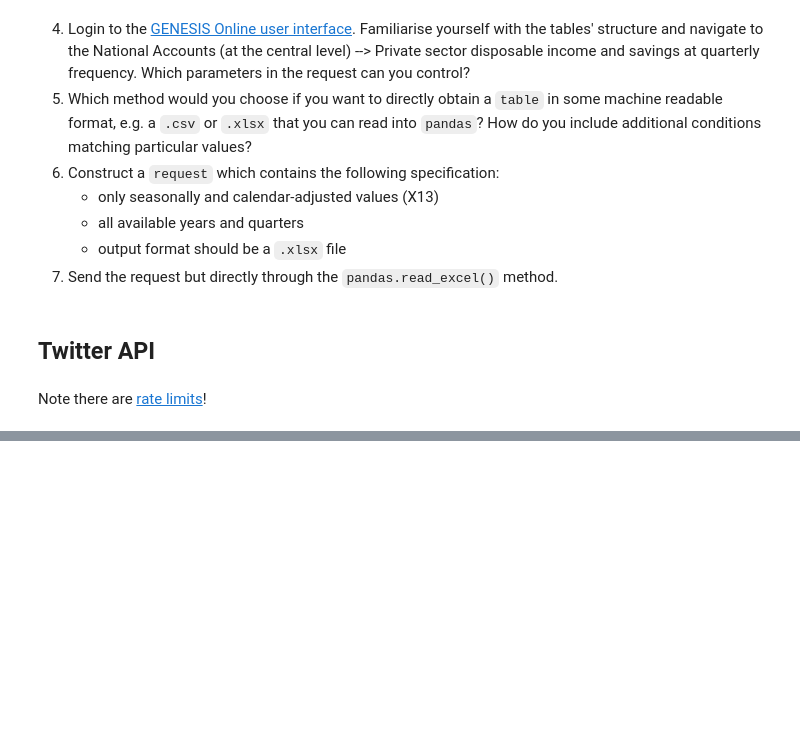
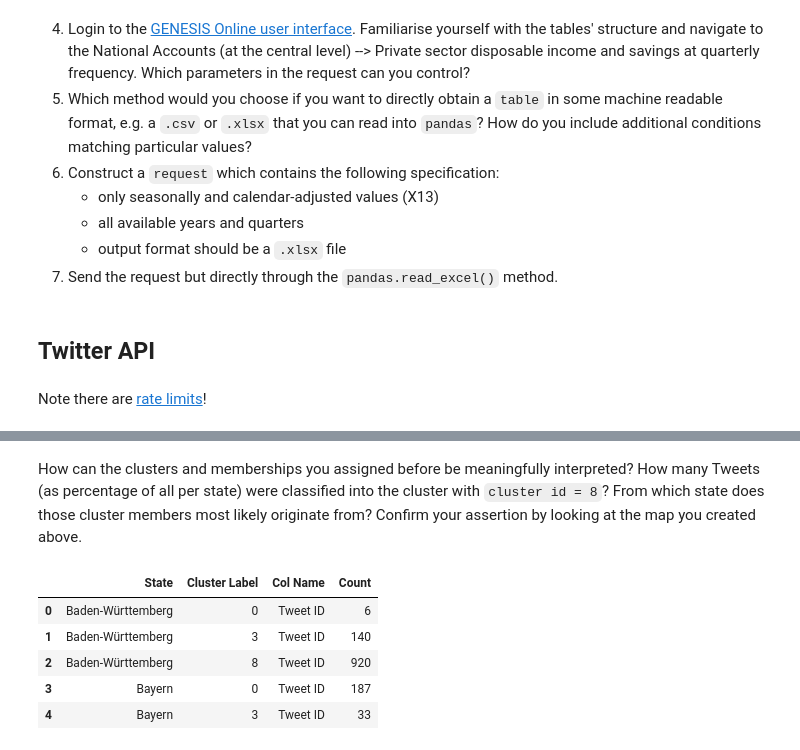
Before and after one commit to gerwolf/webscraping-workshop, a Jupyter notebook: DataFrames and APIs/DataFrames and APIs.ipynb, the cells around one changed output, grey strips where cells are left out. Cells and saved outputs as stored; diff of their text form; code cells hidden in the pictures; blank space fills up the shorter version.

```diff
--- a/DataFrames and APIs/DataFrames and APIs.ipynb
+++ b/DataFrames and APIs/DataFrames and APIs.ipynb
@@ -660,2 +718,0 @@ filtered_df
-# %%
-gdf = gpd.GeoDataFrame(filtered_df, geometry=filtered_df['Tweet Coordinates'])
@@ -675,0 +873,15 @@ iplot(fig, filename ="geomap_twitter")
+# %% [markdown]
+How can the clusters and memberships you assigned before be meaningfully interpreted? How many Tweets (as percentage of all per state) were classified into the cluster with `cluster id = 8`? From which state does those cluster members most likely originate from? Confirm your assertion by looking at the map you created above.
+# %%
+grouped_df = pd.DataFrame(merged_df.groupby(['GEN','Cluster Label']).count()['Tweet ID'])
+grouped_df = grouped_df.stack().to_frame().reset_index()
+grouped_df['Cluster Label'] = grouped_df['Cluster Label'].astype(str)
+grouped_df.columns = ['State', 'Cluster Label', 'Col Name', 'Count']
+grouped_df.head()
+# %% [output]
+|  | State | Cluster Label | Col Name | Count |
+| 0 | Baden-Württemberg | 0 | Tweet ID | 6 |
+| 1 | Baden-Württemberg | 3 | Tweet ID | 140 |
+| 2 | Baden-Württemberg | 8 | Tweet ID | 920 |
+| 3 | Bayern | 0 | Tweet ID | 187 |
+| 4 | Bayern | 3 | Tweet ID | 33 |
```
Also changed, not shown: parts of 24 cells of this notebook.
